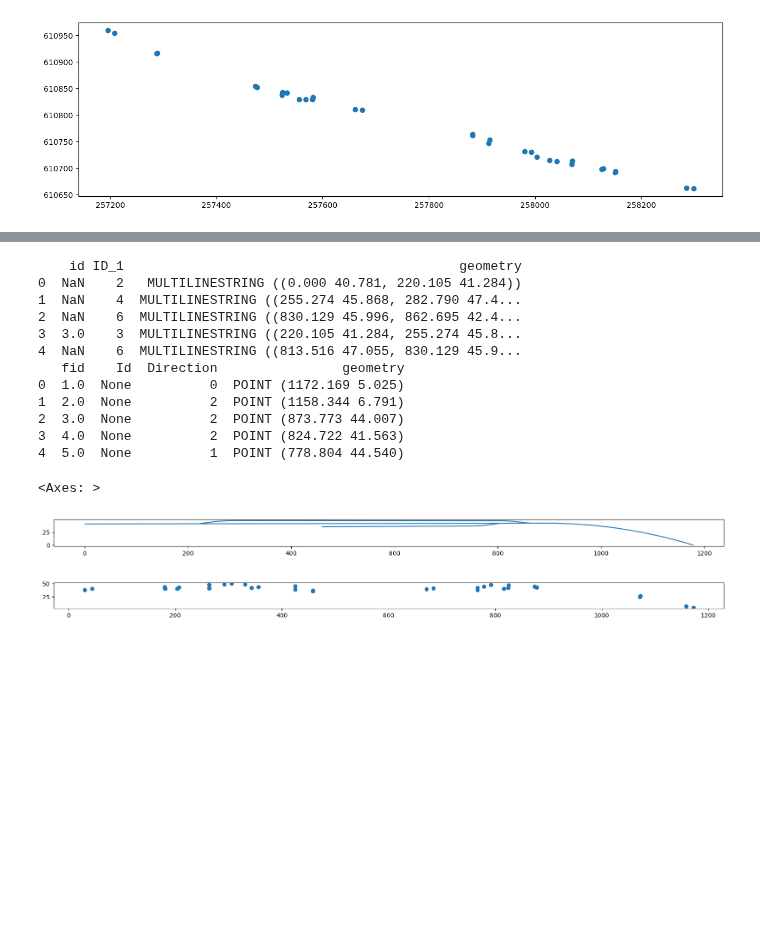
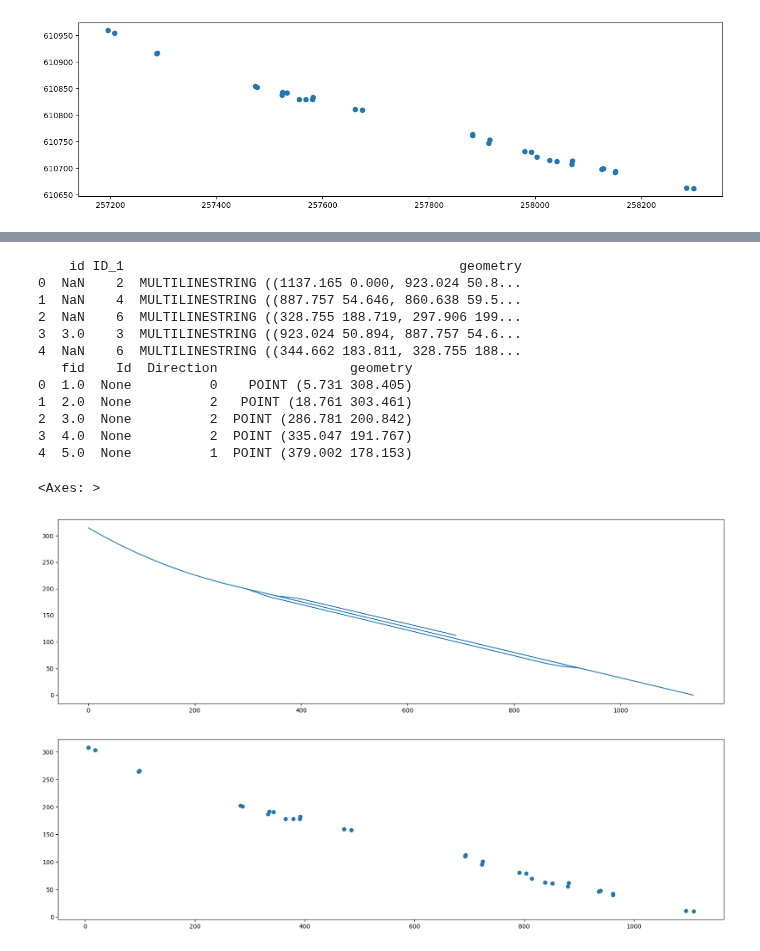
Before and after one commit to mwoj-tech/geo2screen, a Jupyter notebook: main.ipynb, the cells around one changed output, grey strips where cells are left out. Drawn from its saved outputs; the diff is of its cells as text; code cells hidden in the pictures; blank space fills up the shorter version.

```diff
--- a/main.ipynb
+++ b/main.ipynb
@@ -123,19 +64,19 @@ df_rotated2_fie.plot(figsize=(20, 20))
 # %%
 # Save the GeoDataFrames as a GeoJSON files
-df_rotated2_net.to_file('temp_net.geojson', driver='GeoJSON')
-df_rotated2_fie.to_file('temp_fie.geojson', driver='GeoJSON')
+gdf_net_geo.to_file('temp_net.geojson', driver='GeoJSON')
+gdf_fie_geo.to_file('temp_fie.geojson', driver='GeoJSON')
 #Paths
 geojson_path2_net = 'temp_net.geojson'
 geojson_path2_fie = 'temp_fie.geojson'
 #Read geojson files
-gdf_net_rotated_translated = gpd.read_file(geojson_path2_net)
-gdf_fie_rotated_translated = gpd.read_file(geojson_path2_fie)
+gdf_net_geo_translated = gpd.read_file(geojson_path2_net)
+gdf_fie_geo_translated = gpd.read_file(geojson_path2_fie)
 # %%
 # Oblicz minimalne współrzędne (xmin, ymin) dla każdego z geometrii
-min_coords = gdf_net_rotated_translated.bounds.min()
+min_coords = gdf_net_geo_translated.bounds.min()
 # %%
 # Przesuń wszystkie geometrie w lewo i w dół o wartości minimalnych współrzędnych
-gdf_net_rotated_translated['geometry'] = gdf_net_rotated_translated.translate(xoff=-min_coords['minx'], yoff=-min_coords['miny'])
-gdf_fie_rotated_translated['geometry'] = gdf_fie_rotated_translated.translate(xoff=-min_coords['minx'], yoff=-min_coords['miny'])
+gdf_net_geo_translated['geometry'] = gdf_net_geo_translated.translate(xoff=-min_coords['minx'], yoff=-min_coords['miny'])
+gdf_fie_geo_translated['geometry'] = gdf_fie_geo_translated.translate(xoff=-min_coords['minx'], yoff=-min_coords['miny'])
 # %%
 # Merge non-spatial properties back into the modified GeoDataFrame
@@ -144,26 +85,26 @@ gdf_fie_rotated_translated = gpd.GeoDataFrame(non_spatial_properties_fie, geomet
 # %%
-print(gdf_net_rotated_translated.head())
-print(gdf_fie_rotated_translated.head())
+print(gdf_net_geo_translated.head())
+print(gdf_fie_geo_translated.head())
 # %% [output]
     id ID_1                                           geometry
-0  NaN    2   MULTILINESTRING ((0.000 40.781, 220.105 41.284))
-1  NaN    4  MULTILINESTRING ((255.274 45.868, 282.790 47.4...
-2  NaN    6  MULTILINESTRING ((830.129 45.996, 862.695 42.4...
-3  3.0    3  MULTILINESTRING ((220.105 41.284, 255.274 45.8...
-4  NaN    6  MULTILINESTRING ((813.516 47.055, 830.129 45.9...
-   fid    Id  Direction                geometry
-0  1.0  None          0  POINT (1172.169 5.025)
-1  2.0  None          2  POINT (1158.344 6.791)
-2  3.0  None          2  POINT (873.773 44.007)
-3  4.0  None          2  POINT (824.722 41.563)
-4  5.0  None          1  POINT (778.804 44.540)
+0  NaN    2  MULTILINESTRING ((1137.165 0.000, 923.024 50.8...
+1  NaN    4  MULTILINESTRING ((887.757 54.646, 860.638 59.5...
+2  NaN    6  MULTILINESTRING ((328.755 188.719, 297.906 199...
+3  3.0    3  MULTILINESTRING ((923.024 50.894, 887.757 54.6...
+4  NaN    6  MULTILINESTRING ((344.662 183.811, 328.755 188...
+   fid    Id  Direction                 geometry
+0  1.0  None          0    POINT (5.731 308.405)
+1  2.0  None          2   POINT (18.761 303.461)
+2  3.0  None          2  POINT (286.781 200.842)
+3  4.0  None          2  POINT (335.047 191.767)
+4  5.0  None          1  POINT (379.002 178.153)
 # %%
-gdf_net_rotated_translated.plot(figsize=(20, 20))
-gdf_fie_rotated_translated.plot(figsize=(20, 20))
+gdf_net_geo_translated.plot(figsize=(20, 20))
+gdf_fie_geo_translated.plot(figsize=(20, 20))
 # %% [output]
 <Axes: >
-[figure, old version]
+[figure, new version]
-[figure, old version]
+[figure, new version]
 # %%
 # Create a new figure and axis
 fig, ax = plt.subplots(figsize=(20, 20))
```
Also changed, not shown: parts of 30 cells of this notebook, 4 other files.
